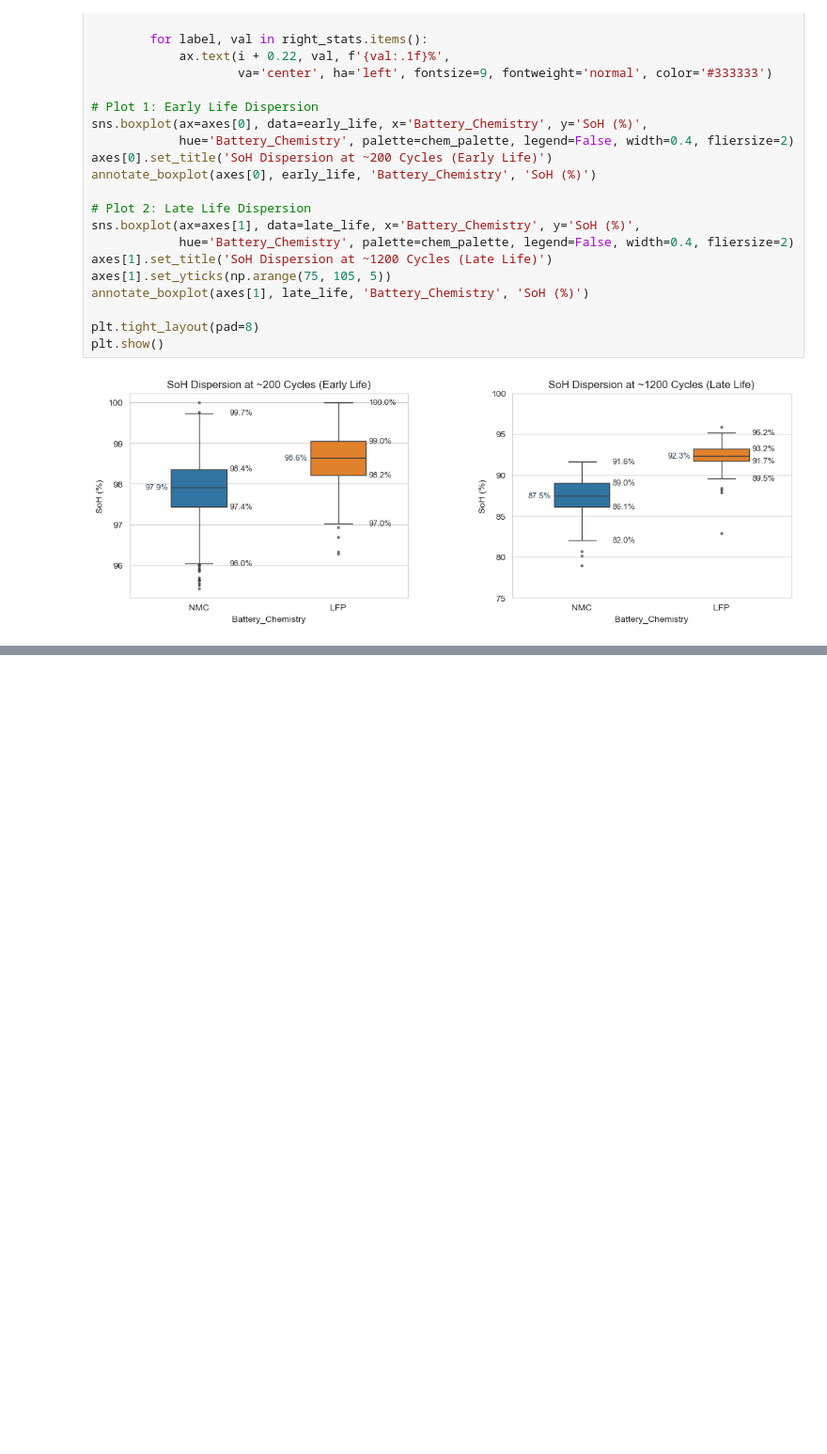
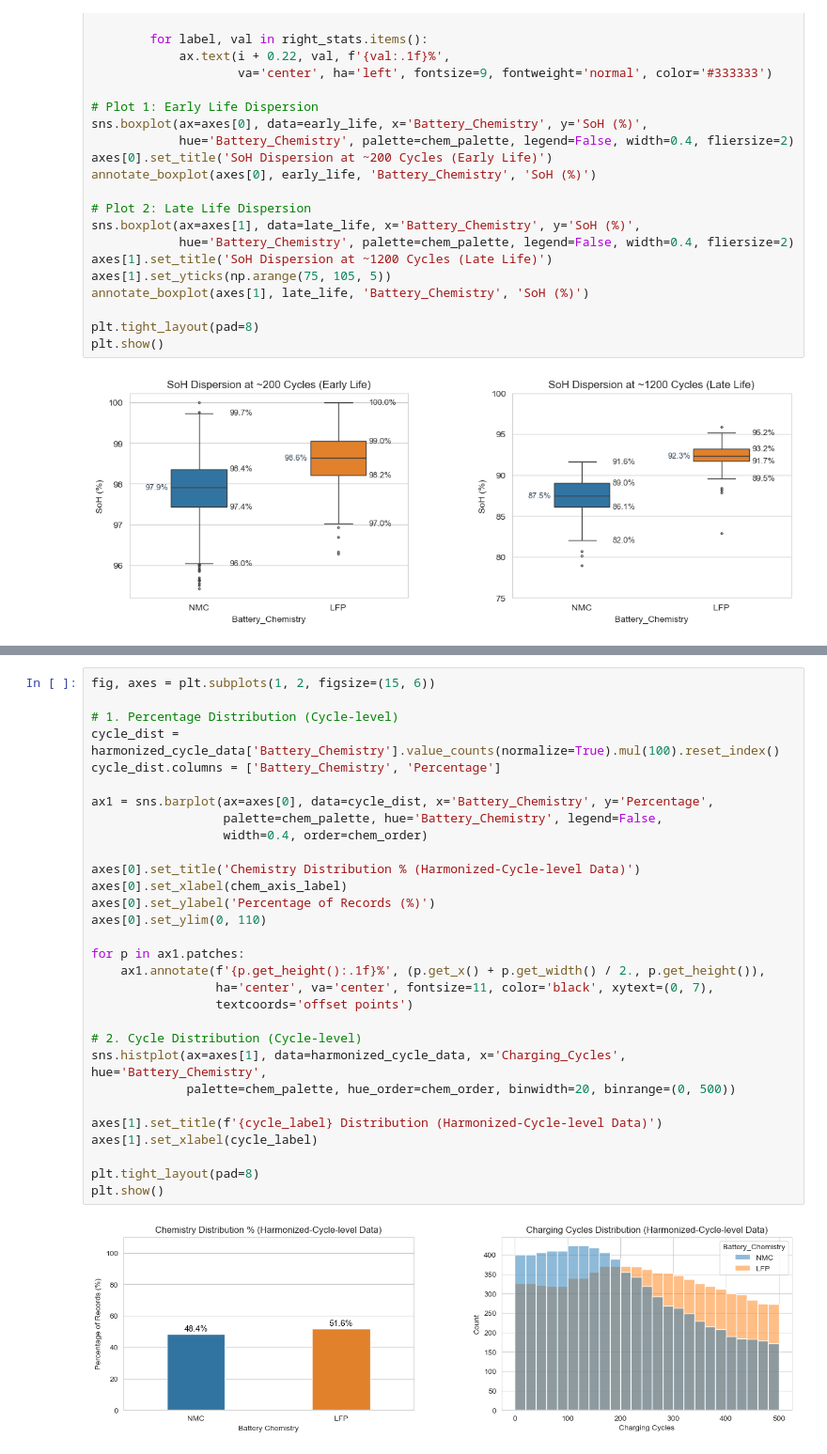
Before and after one commit to Ivan-Pelovski/Data-Science, a Jupyter notebook: NMC-vs-LFP.ipynb, the cells around one changed output, grey strips where cells are left out. Shown at 94% size. Drawn from its saved outputs; the diff is of its cells as text; blank space fills up the shorter version.

```diff
--- a/NMC-vs-LFP.ipynb
+++ b/NMC-vs-LFP.ipynb
@@ -389,0 +562,32 @@ plt.show()
+# %%
+fig, axes = plt.subplots(1, 2, figsize=(15, 6))
+
+# 1. Percentage Distribution (Cycle-level)
+cycle_dist = harmonized_cycle_data['Battery_Chemistry'].value_counts(normalize=True).mul(100).reset_index()
+cycle_dist.columns = ['Battery_Chemistry', 'Percentage']
+
+ax1 = sns.barplot(ax=axes[0], data=cycle_dist, x='Battery_Chemistry', y='Percentage',
+                  palette=chem_palette, hue='Battery_Chemistry', legend=False,
+                  width=0.4, order=chem_order)
+
+axes[0].set_title('Chemistry Distribution % (Harmonized-Cycle-level Data)')
+axes[0].set_xlabel(chem_axis_label)
+axes[0].set_ylabel('Percentage of Records (%)')
+axes[0].set_ylim(0, 110)
+
+for p in ax1.patches:
+    ax1.annotate(f'{p.get_height():.1f}%', (p.get_x() + p.get_width() / 2., p.get_height()),
+                 ha='center', va='center', fontsize=11, color='black', xytext=(0, 7),
+                 textcoords='offset points')
+
+# 2. Cycle Distribution (Cycle-level)
+sns.histplot(ax=axes[1], data=harmonized_cycle_data, x='Charging_Cycles', hue='Battery_Chemistry',
+             palette=chem_palette, hue_order=chem_order, binwidth=20, binrange=(0, 500))
+
+axes[1].set_title(f'{cycle_label} Distribution (Harmonized-Cycle-level Data)')
+axes[1].set_xlabel(cycle_label)
+
+plt.tight_layout(pad=8)
+plt.show()
+# %% [output]
+[figure, added]
```
Also changed, not shown: parts of 15 cells of this notebook.
